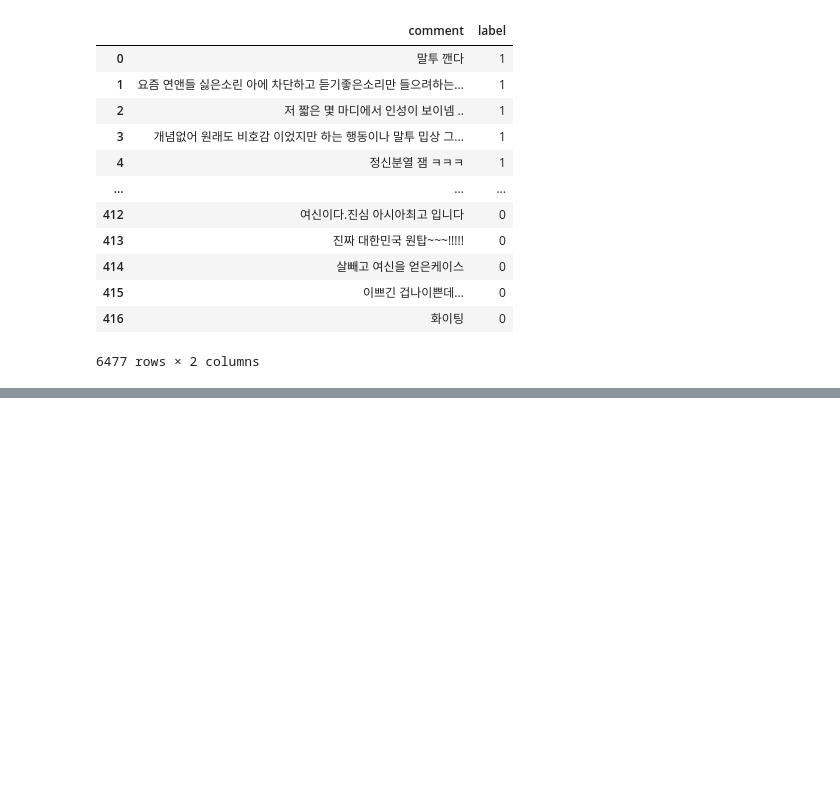
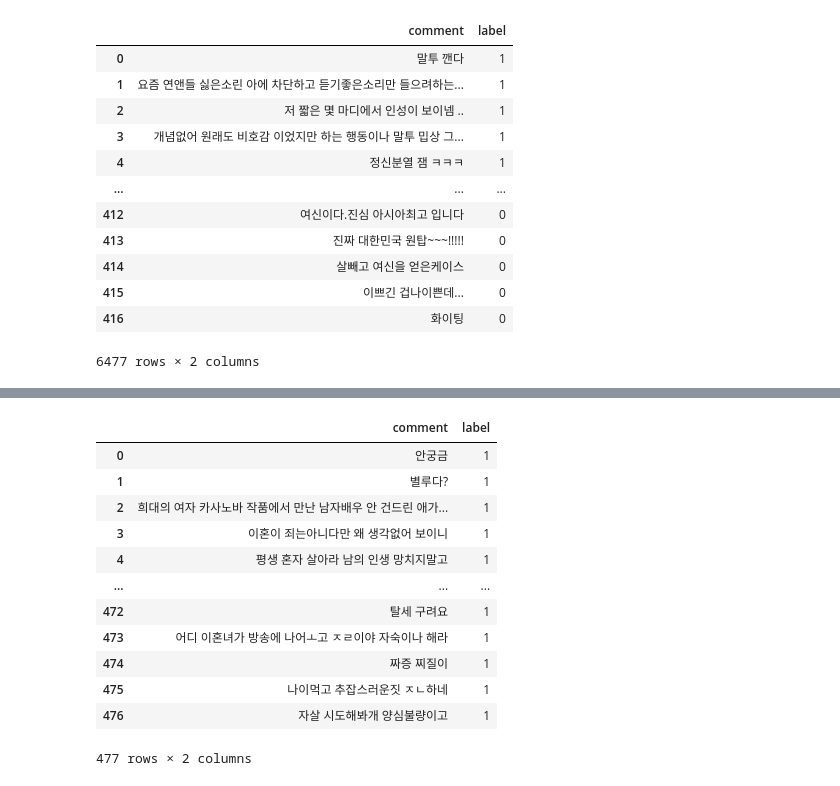
Before and after one commit to sooyeon-go/grad_project, a Jupyter notebook: comment_crawling_r/comment_csv.ipynb, the cells around one changed output, grey strips where cells are left out. Saved outputs shown, nothing was run; the diff lists cells and outputs as text; code cells hidden in the pictures; blank space fills up the shorter version.

```diff
--- a/comment_crawling_r/comment_csv.ipynb
+++ b/comment_crawling_r/comment_csv.ipynb
@@ -742,0 +767,17 @@ fi12
+# %%
+dic14 = pd.read_csv('n_comment10_csv.csv',encoding = 'cp949')
+dic14
+# %% [output]
+|  | comment | label |
+| 0 | 안궁금 | 1 |
+| 1 | 별루다? | 1 |
+| 2 | 희대의 여자 카사노바 작품에서 만난 남자배우 안 건드린 애가... | 1 |
+| 3 | 이혼이 죄는아니다만 왜 생각없어 보이니 | 1 |
+| 4 | 평생 혼자 살아라 남의 인생 망치지말고 | 1 |
+| ... | ... | ... |
+| 472 | 탈세 구려요 | 1 |
+| 473 | 어디 이혼녀가 방송에 나어ㅗ고 ㅈㄹ이야 자숙이나 해라 | 1 |
+| 474 | 짜증 찌질이 | 1 |
+| 475 | 나이먹고 추잡스러운짓 ㅈㄴ하네 | 1 |
+| 476 | 자살 시도해봐개 양심불량이고 | 1 |
+477 rows × 2 columns
```
Also changed, not shown: parts of 2 cells of this notebook.
